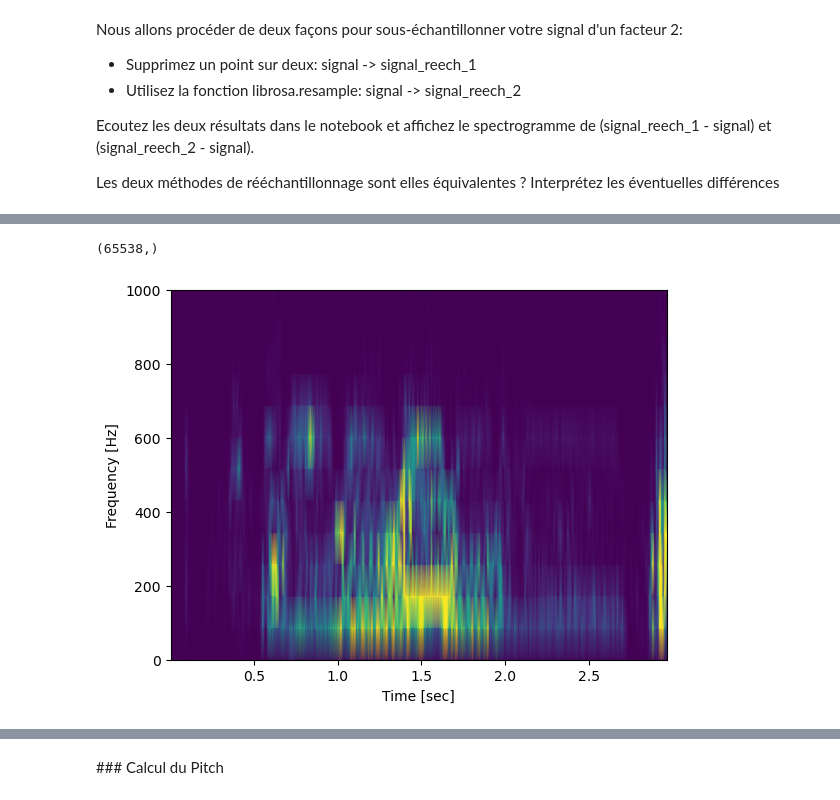
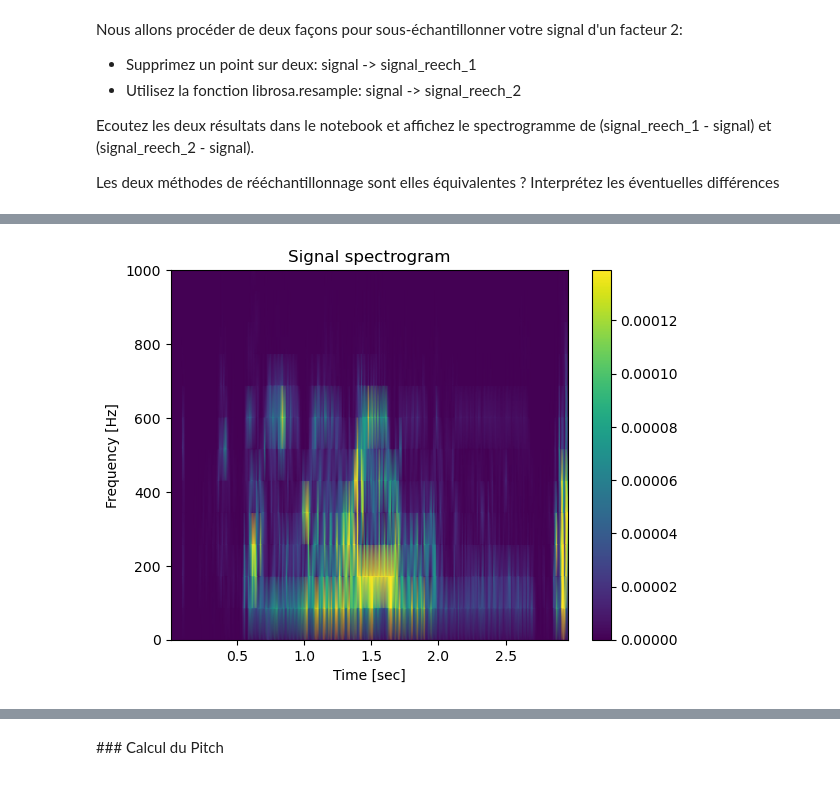
Before and after one commit to ArnaudGardille/Deep-Learning-Signal, a Jupyter notebook: dls_tp1.ipynb, the cells around one changed output, grey strips where cells are left out. Drawn from its saved outputs; the diff is of its cells as text; code cells hidden in the pictures.

```diff
--- a/dls_tp1.ipynb
+++ b/dls_tp1.ipynb
@@ -116,4 +111,4 @@ Ecoutez les deux résultats dans le notebook et affichez le spectrogramme de (si
 
 Les deux méthodes de rééchantillonnage sont elles équivalentes ? Interprétez les éventuelles différences
 # %%
-facteur_sous_ech = 6
+facteur_sous_ech = 2
@@ -127,0 +121,3 @@ np.repeat(rec,facteur_sous_ech).shape
+# %%
+signal_original = rec
+Audio(signal_original, autoplay=True, rate=y)
@@ -128,5 +139,5 @@ np.repeat(rec,facteur_sous_ech).shape
 # %%
-signal_reech_1 = rec[::facteur_sous_ech]
-Audio(signal_reech_1, autoplay=True, rate=y/facteur_sous_ech)
+signal_reech_1 = np.repeat(signal_original[::facteur_sous_ech],facteur_sous_ech)
+Audio(signal_reech_1, autoplay=True, rate=y)
 # %% [output]
 [interactive output not drawn]
@@ -138,14 +144,12 @@ Audio(test, autoplay=True, rate=y)
-# %%
-test.shape
-# %% [output]
-(65538,)
 # %%
-f, t, Sxx = scipy.signal.spectrogram(test, y)
-plt.pcolormesh(t, f,Sxx, shading='gouraud', vmax=Sxx.max() / 10)
+f, t, Sxx = scipy.signal.spectrogram(signal_reech_1, y)
+pcm = plt.pcolormesh(t, f,Sxx, shading='gouraud', vmax=Sxx.max() / 10)
 plt.ylabel('Frequency [Hz]')
 plt.xlabel('Time [sec]')
 plt.ylim(ymax=1000) #or yl
+plt.colorbar(pcm)
+plt.title("Signal spectrogram")
 plt.show()
 # %% [output]
-[figure, old version]
+[figure, new version]
 # %%
```
Also changed, not shown: parts of 20 cells of this notebook.
